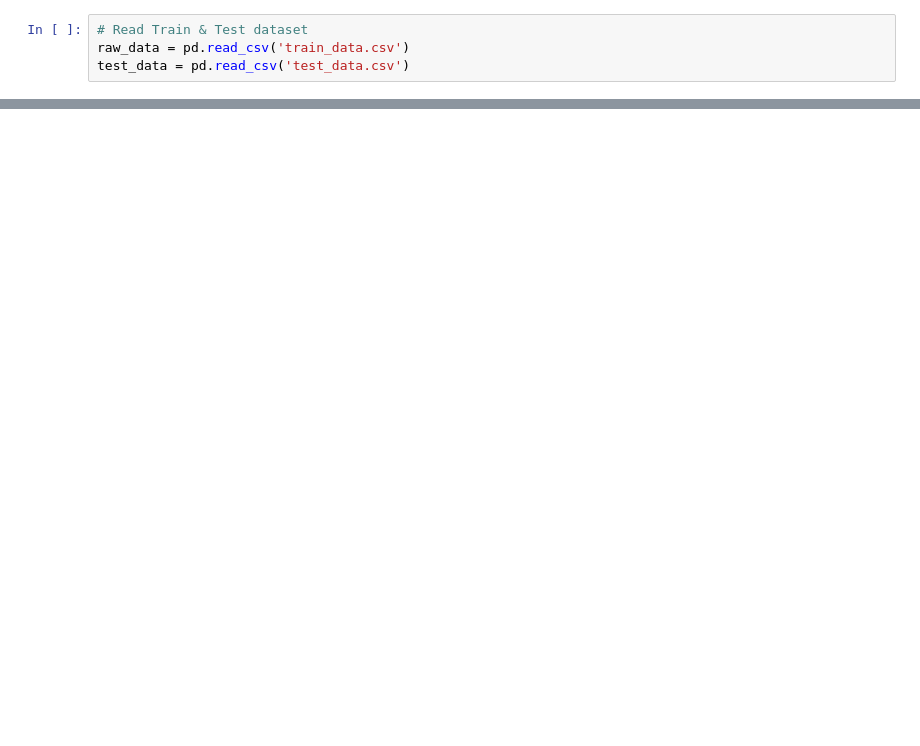
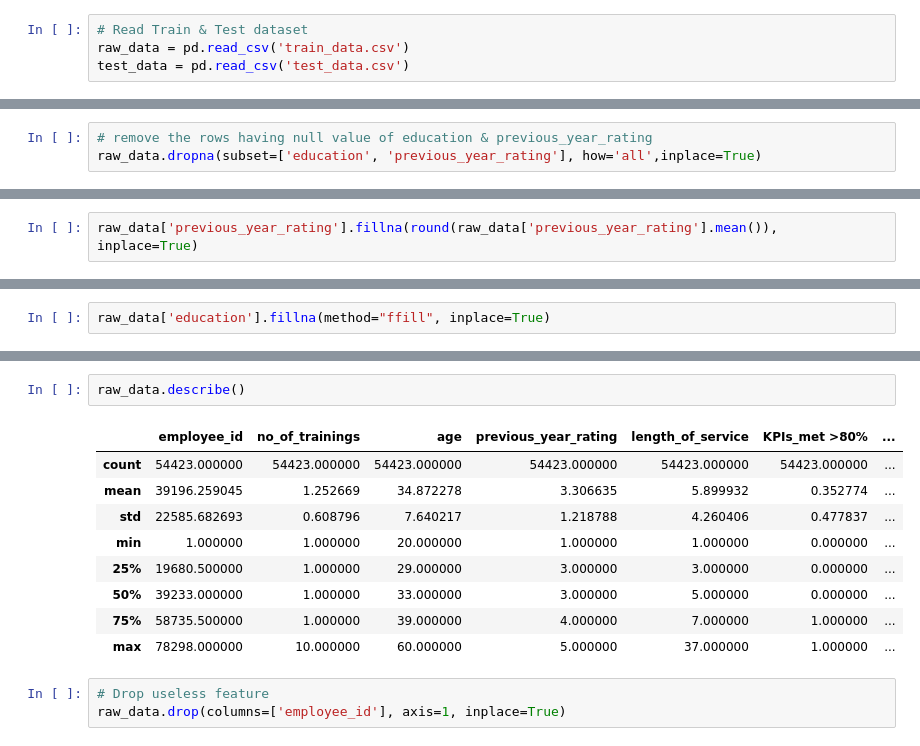
Before and after one commit to kameshrawat1998/HR_Analytics, a Jupyter notebook: HR_Analytics.ipynb, the cells around one changed output, grey strips where cells are left out. Cells and saved outputs as stored; diff of their text form; blank space fills up the shorter version.

```diff
--- a/HR_Analytics.ipynb
+++ b/HR_Analytics.ipynb
@@ -31,0 +66,3 @@ raw_data.describe()
+# %%
+# remove the rows having null value of education & previous_year_rating
+raw_data.dropna(subset=['education', 'previous_year_rating'], how='all',inplace=True)
@@ -31,0 +90,2 @@ raw_data.describe()
+# %%
+raw_data['previous_year_rating'].fillna(round(raw_data['previous_year_rating'].mean()), inplace=True)
@@ -31,0 +107,2 @@ raw_data.describe()
+# %%
+raw_data['education'].fillna(method="ffill", inplace=True)
@@ -31,0 +127,15 @@ raw_data.describe()
+# %%
+raw_data.describe()
+# %% [output]
+|  | employee_id | no_of_trainings | age | previous_year_rating | length_of_service | KPIs_met >80% | ... |
+| count | 54423.000000 | 54423.000000 | 54423.000000 | 54423.000000 | 54423.000000 | 54423.000000 | ... |
+| mean | 39196.259045 | 1.252669 | 34.872278 | 3.306635 | 5.899932 | 0.352774 | ... |
+| std | 22585.682693 | 0.608796 | 7.640217 | 1.218788 | 4.260406 | 0.477837 | ... |
+| min | 1.000000 | 1.000000 | 20.000000 | 1.000000 | 1.000000 | 0.000000 | ... |
+| 25% | 19680.500000 | 1.000000 | 29.000000 | 3.000000 | 3.000000 | 0.000000 | ... |
+| 50% | 39233.000000 | 1.000000 | 33.000000 | 3.000000 | 5.000000 | 0.000000 | ... |
+| 75% | 58735.500000 | 1.000000 | 39.000000 | 4.000000 | 7.000000 | 1.000000 | ... |
+| max | 78298.000000 | 10.000000 | 60.000000 | 5.000000 | 37.000000 | 1.000000 | ... |
+# %%
+# Drop useless feature
+raw_data.drop(columns=['employee_id'], axis=1, inplace=True)
```
Also changed, not shown: parts of 46 cells of this notebook, 2 other files.
